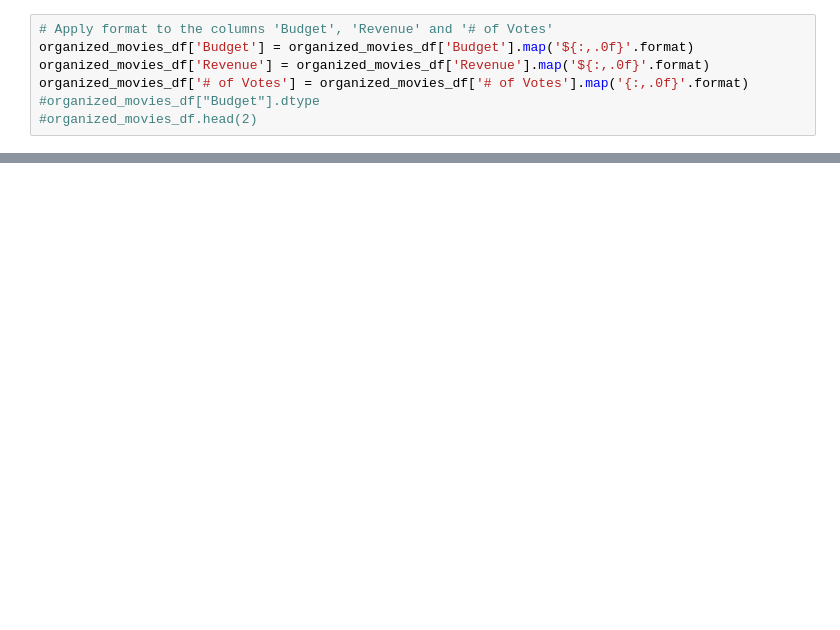
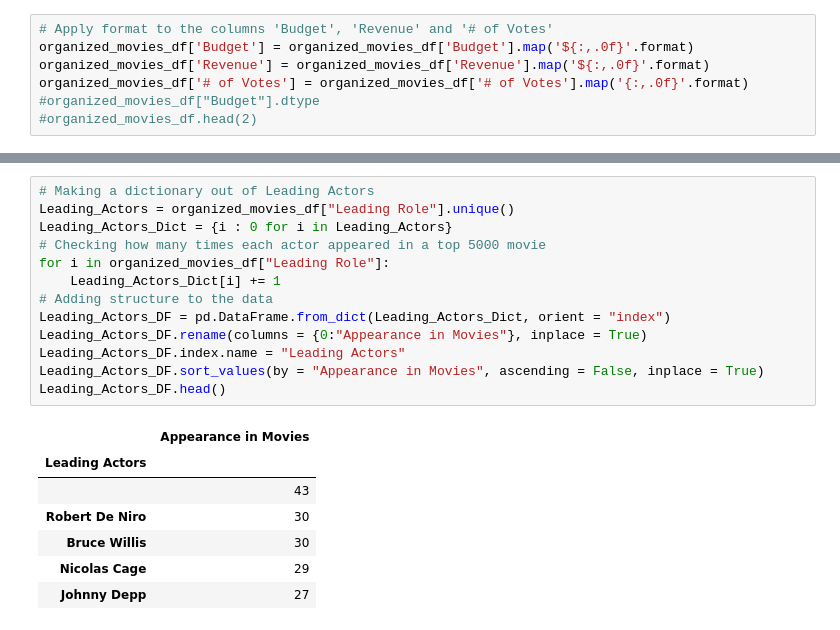
Before and after one commit to m-zurita/Project-1, a Jupyter notebook: Proyecto.ipynb, the cells around one changed output, grey strips where cells are left out. Drawn from its saved outputs; the diff is of its cells as text; blank space fills up the shorter version.

```diff
--- a/Proyecto.ipynb
+++ b/Proyecto.ipynb
@@ -336,0 +349,21 @@ organized_movies_df.head()
+# %%
+# Making a dictionary out of Leading Actors
+Leading_Actors = organized_movies_df["Leading Role"].unique()
+Leading_Actors_Dict = {i : 0 for i in Leading_Actors}
+# Checking how many times each actor appeared in a top 5000 movie
+for i in organized_movies_df["Leading Role"]:
+    Leading_Actors_Dict[i] += 1
+# Adding structure to the data
+Leading_Actors_DF = pd.DataFrame.from_dict(Leading_Actors_Dict, orient = "index")
+Leading_Actors_DF.rename(columns = {0:"Appearance in Movies"}, inplace = True)
+Leading_Actors_DF.index.name = "Leading Actors"
+Leading_Actors_DF.sort_values(by = "Appearance in Movies", ascending = False, inplace = True)
+Leading_Actors_DF.head()
+# %% [output]
+|  | Appearance in Movies |
+| Leading Actors |  |
+|  | 43 |
+| Robert De Niro | 30 |
+| Bruce Willis | 30 |
+| Nicolas Cage | 29 |
+| Johnny Depp | 27 |
```
Also changed, not shown: parts of 19 cells of this notebook.
